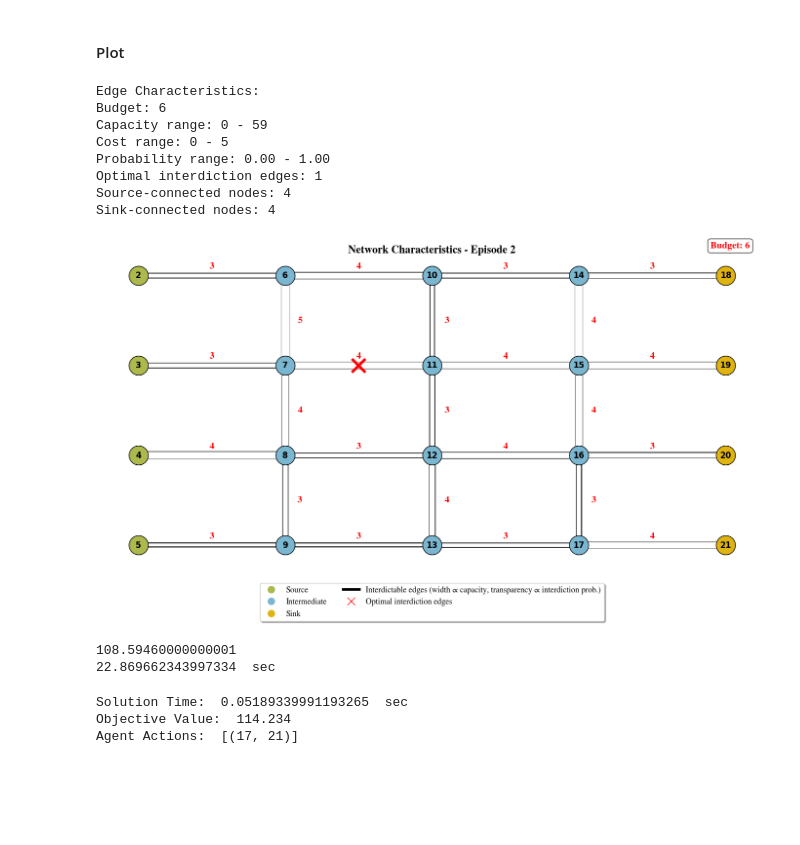
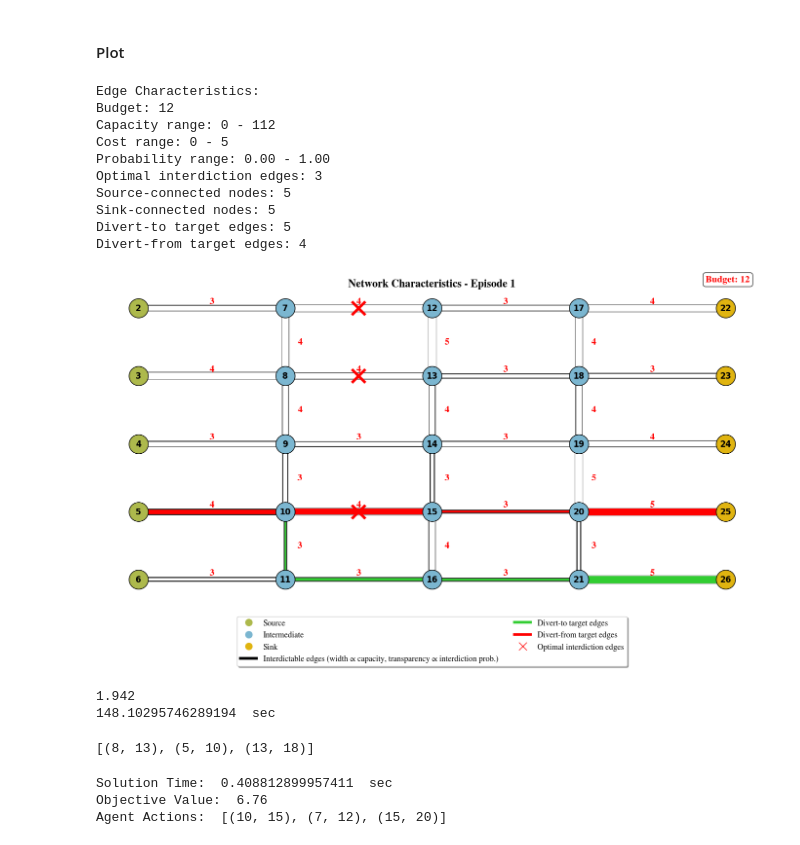
Before and after one commit to m-r-webb/RL-Threat-Adaptive-Network-Interdiction, a Jupyter notebook: Code/Agent_Evaluation.ipynb, the cells around one changed output. Saved outputs shown, nothing was run; the diff lists cells and outputs as text; code cells hidden in the pictures; blank space fills up the shorter version.

```diff
--- a/Code/Agent_Evaluation.ipynb
+++ b/Code/Agent_Evaluation.ipynb
@@ -98,7 +91,7 @@ elif "A2C" in model_name:
 ## Load Optimal Solutions
 #load and Read Pickle File of Backward Induction Solutions
 # Use the same path and filename as in your saving code
-save_filename = f"{graphName}_{env_attacker_strategy}_solution_MI.pkl"  # _high_budget
+save_filename = f"{graphName}_{env_params['attacker_strategy']}_solution.pkl"  # _high_budget
 save_path = os.path.join(current_dir, '..', 'Solutions', save_filename)
 
 # Open the pickle file in binary read mode and load the data
@@ -114,4 +107,5 @@ print("Mean Solution times:", np.mean(results["optimal_solution_times"]))
 optimal_obj_vals = results["optimal_obj_vals"]
 all_optimal_interdiction_edges = results["all_optimal_interdiction_edges"]
 optimal_solution_times = results["optimal_solution_times"]
+all_states = results['states']
 # %% [output]
@@ -199,5 +193,5 @@ def plot_training_curve(data, model_name, figsize=(6, 3.4), xlim=(0, 5000000), y
 # %% [markdown]
 #### Plot
 # %%
-plot_training_curve(data, model_name, xlim=(0, 8000000), ylim=(0, 6), x_tick_interval=2000000)
+plot_training_curve(data, model_name, xlim=(0, 5000000), ylim=(0, 1), x_tick_interval=2000000)
 # %% [output]
@@ -605,0 +598,5 @@ nan
+# %%
+episode = 1
+env_state = copy.deepcopy(all_states[episode][0])
+obs, _ = env.load_network_from_state(episode, env_state)
+env.render()
@@ -643,7 +666,7 @@ def plot_network_with_edge_annotations(nodes, edges, obs, env,
     budget = obs['budget'][0]
 
     # Get interdictable edges list (in order)
-    interdictable_edges_list = list(env.interdictable_edges)
+    interdictable_edges_list = list(env.both_edges)
 
     # Get optimal interdiction edges for this episode
     optimal_edges = all_optimal_interdiction_edges[episode] if episode < len(all_optimal_interdiction_edges) else set()
@@ -1702,34 +1725,40 @@ def plot_network_with_edge_annotations(nodes, edges, obs, env,
 #### Plot
 # %%
 # Usage with your code:
-episode = 2
-obs, _ = env.reset(seed=episode)
+episode = 1
+obs, _ = env.load_network_from_state(seed=None, state=all_states[episode][0])
 edge_capacity = obs['edge_capacity']
 edge_costs = obs['edge_costs']
 edge_interdiction_probability = obs['edge_interdiction_probability']
 
 # Plot the network with optimal interdiction edges marked
 G = plot_network_with_edge_annotations(nodes, edges, obs, env,
                                      all_optimal_interdiction_edges, episode,
                                      title=f"Network Characteristics - Episode {episode}")
 
 print(optimal_obj_vals[episode])
 print(optimal_solution_times[episode], " sec")
 # %% [output]
 Edge Characteristics:
-Budget: 6
-Capacity range: 0 - 59
+Budget: 12
+Capacity range: 0 - 112
 Cost range: 0 - 5
 Probability range: 0.00 - 1.00
-Optimal interdiction edges: 1
-Source-connected nodes: 4
-Sink-connected nodes: 4
+Optimal interdiction edges: 3
+Source-connected nodes: 5
+Sink-connected nodes: 5
+Divert-to target edges: 5
+Divert-from target edges: 4
-[figure, old version]
+[figure, new version]
-108.59460000000001
-22.869662343997334  sec
+1.942
+148.10295746289194  sec
+# %%
+action_list
+# %% [output]
+[(8, 13), (5, 10), (13, 18)]
 # %%
 # Pre-compute constants outside the loop
-interdictable_edges_list = list(env.interdictable_edges)
+interdictable_edges_list = list(env.both_edges)
 
 all_agent_actions =[]
 
@@ -1742,10 +1771,10 @@ def mask_fn(env):
     edge_interdicted = env.state['edge_interdicted']
 
     action_mask = np.ones(env.action_space.n, dtype=np.float32)
-    num_interdictable = min(env.num_interdictable_edges, env.action_space.n)
+    num_interdictable = min(env.num_both_edges, env.action_space.n)
 
     # All vectorized checks
-    valid_edges = np.arange(num_interdictable) < env.actual_num_edges
+    valid_edges = np.arange(num_interdictable) < env.num_both_edges
     sufficient_budget = (remaining_budget - env.state['edge_costs'][:num_interdictable]) >= -0.1
     has_capacity = env.state['edge_capacity'][:num_interdictable] > 0
     has_probability = env.state['edge_interdiction_probability'][:num_interdictable] > 0
@@ -1776,7 +1805,7 @@ def mask_fn(env):
 agent.policy.eval()
 
 
-obs, _ = env.reset(seed=episode)
+obs, _ = env.load_network_from_state(seed=None, state=copy.deepcopy(all_states[episode][0]))
 #print(obs)
 
 action_list = []
@@ -1801,13 +1830,13 @@ for _ in range(31):
 end_time = time.perf_counter()
 agent_solution_time=(end_time-start_time)
 
-if env_attacker_strategy == "zero_sum":
+if env_params['attacker_strategy'] == "zero_sum":
     objVal, _ = env._compute_objective_and_flows()
-elif env_attacker_strategy == "canalize":
+elif env_params['attacker_strategy'] == "canalize":
     objVal, _ = env._calculate_canalize_objective_and_flows()
-elif env_attacker_strategy == "isolate":
+elif env_params['attacker_strategy'] == "isolate":
     objVal, _ = env._calculate_isolate_objective_and_flows()
-elif env_attacker_strategy == "divert":
+elif env_params['attacker_strategy'] == "divert":
     objVal, _ = env._calculate_divert_objective_and_flows()
 
 print("Solution Time: ", agent_solution_time, " sec")
@@ -1815,6 +1844,6 @@ print("Objective Value: ", objVal)
 
 print("Agent Actions: ", action_list)
 # %% [output]
-Solution Time:  0.05189339991193265  sec
-Objective Value:  114.234
-Agent Actions:  [(17, 21)]
+Solution Time:  0.408812899957411  sec
+Objective Value:  6.76
+Agent Actions:  [(10, 15), (7, 12), (15, 20)]
```
Also changed, not shown: parts of 17 cells of this notebook.
